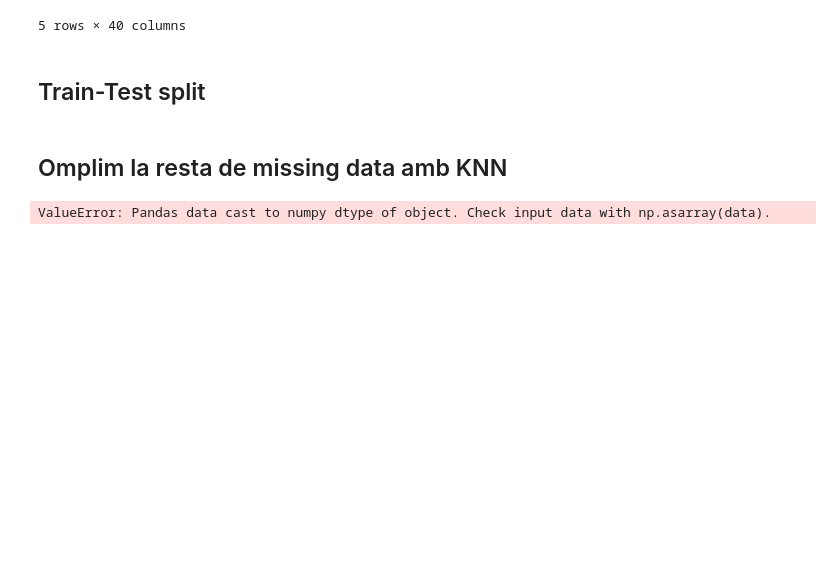
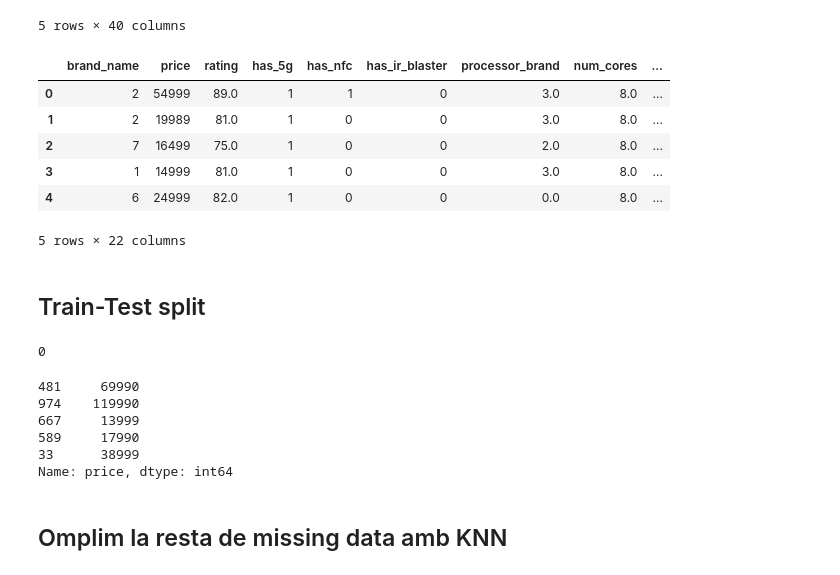
Before and after one commit to Nifel13/Smartphone-predictor, a Jupyter notebook: esmarfon_predict.ipynb, the cells around one changed output. Cells and saved outputs as stored; diff of their text form; code cells hidden in the pictures; blank space fills up the shorter version.

```diff
--- a/esmarfon_predict.ipynb
+++ b/esmarfon_predict.ipynb
@@ -287,13 +339,46 @@ data3.head(5)
 | 3 | 14999 | 81.0 | True | False | False | 2.2 | 5000.0 | 6.0 | ... |
 | 4 | 24999 | 82.0 | True | False | False | 2.6 | 5000.0 | 6.0 | ... |
 5 rows × 40 columns
+# %%
+
+categoricals = ['brand_name', 'processor_brand', 'os', 'has_5g',
+       'has_nfc', 'has_ir_blaster']
+# %%
+# totes les variables categoriques a numèriques
+for var in categoricals:
+    data2[var] = data2[var].astype("category").cat.codes
+    data2[var] = data2[var].replace(-1, np.nan)
+data3 = data2.copy()
+data3.head(5)
+# %% [output]
+|  | brand_name | price | rating | has_5g | has_nfc | has_ir_blaster | processor_brand | num_cores | ... |
+| 0 | 2 | 54999 | 89.0 | 1 | 1 | 0 | 3.0 | 8.0 | ... |
+| 1 | 2 | 19989 | 81.0 | 1 | 0 | 0 | 3.0 | 8.0 | ... |
+| 2 | 7 | 16499 | 75.0 | 1 | 0 | 0 | 2.0 | 8.0 | ... |
+| 3 | 1 | 14999 | 81.0 | 1 | 0 | 0 | 3.0 | 8.0 | ... |
+| 4 | 6 | 24999 | 82.0 | 1 | 0 | 0 | 0.0 | 8.0 | ... |
+5 rows × 22 columns
 # %% [markdown]
 ## Train-Test split
 # %%
 from sklearn.preprocessing import StandardScaler
 from sklearn.model_selection import train_test_split
 from sklearn.metrics import r2_score
+# %%
+y = data3["price"]
+data3.drop(columns = ["price"], inplace = True)
+y.isna().sum()
+# %% [output]
+0
 # %%
-X_train,y_train, X_test, y_test = train_test_split(data3.drop(columns = ["price"]), data2["price"], test_size = 0.2, random_state = 42)
+X_train,X_test, y_train, y_test = train_test_split(data3, y, test_size = 0.2, random_state = 42)
+y_train.head(5)
+# %% [output]
+481     69990
+974    119990
+667     13999
+589     17990
+33      38999
+Name: price, dtype: int64
 # %% [markdown]
 ## Omplim la resta de missing data amb KNN
@@ -302,13 +384,0 @@ from sklearn.impute import KNNImputer
-# %%
-import statsmodels.api as sm
-
-X_train = sm.add_constant(X_train)
-X_train = sm.add_constant(X_train)
-
-boston_model = sm.GLM(y_train, X_train, family=sm.families.Gaussian()).fit()
-
-predictions = boston_model.predict(X_test)
-r2 = r2_score(y_test, predictions)
-print('R^2: {0}'.format(r2))
-# %% [output]
-ValueError: Pandas data cast to numpy dtype of object. Check input data with np.asarray(data).
```
Also changed, not shown: parts of 17 cells of this notebook.
